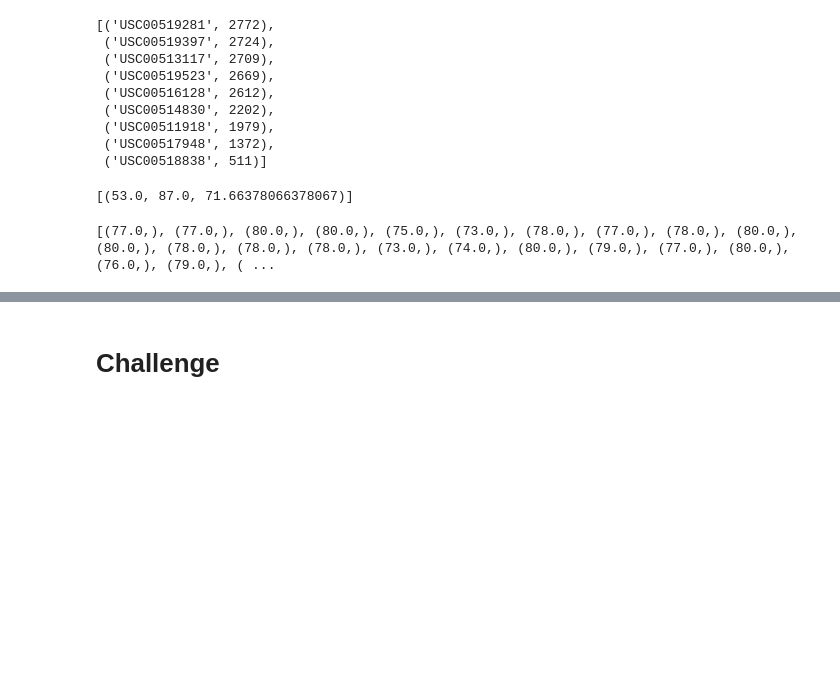
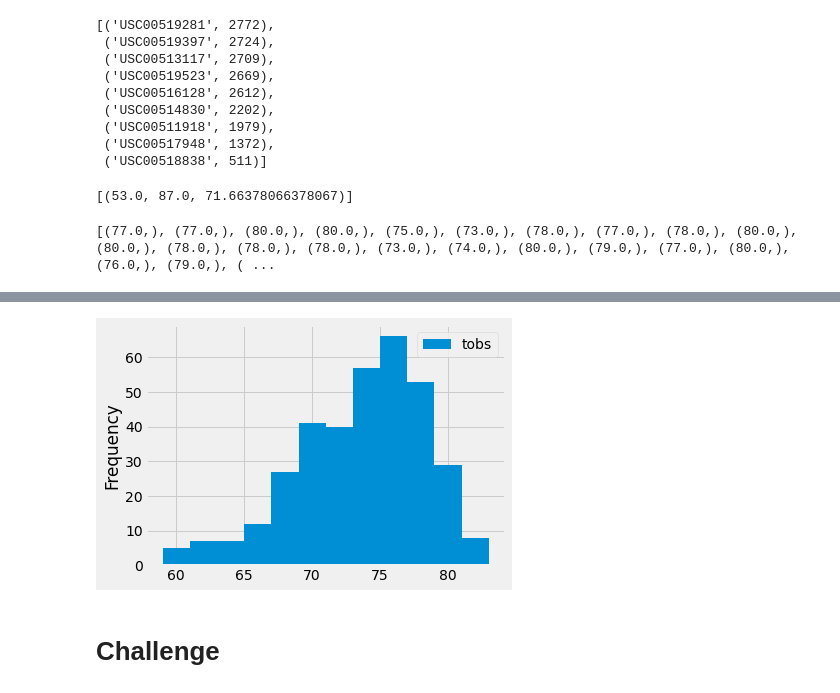
Before and after one commit to juliomeza/surfs_up, a Jupyter notebook: climate_analysis.ipynb, the cells around one changed output, grey strips where cells are left out. Cells and saved outputs as stored; diff of their text form; code cells hidden in the pictures; blank space fills up the shorter version.

Commit message:
Histogram plot added

```diff
--- a/climate_analysis.ipynb
+++ b/climate_analysis.ipynb
@@ -110,3 +110,6 @@ results = session.query(Measurement.tobs).\
 print(results)
 # %% [output]
 [(77.0,), (77.0,), (80.0,), (80.0,), (75.0,), (73.0,), (78.0,), (77.0,), (78.0,), (80.0,), (80.0,), (78.0,), (78.0,), (78.0,), (73.0,), (74.0,), (80.0,), (79.0,), (77.0,), (80.0,), (76.0,), (79.0,), ( ...
+# %%
+df = pd.DataFrame(results, columns=['tobs'])
+df
@@ -113,3 +130,8 @@ print(results)
+# %%
+df.plot.hist(bins=12)
+plt.tight_layout()
+# %% [output]
+[figure, added]
 # %%
 # Write a function called `calc_temps` that will accept start date and end date in the format '%Y-%m-%d'
 # and return the minimum, average, and maximum temperatures for that range of dates
```
Also changed, not shown: parts of 1 cell of this notebook.
